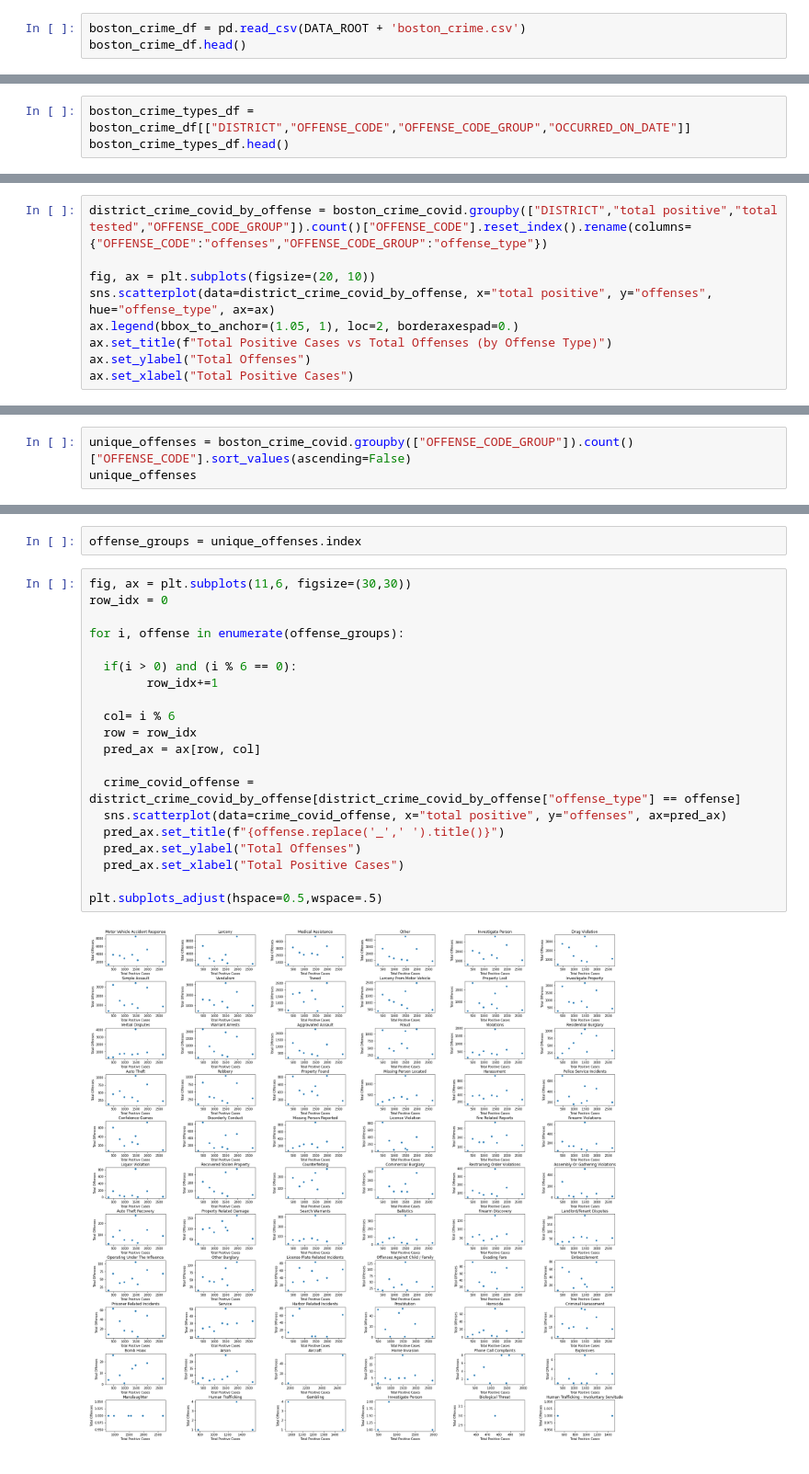
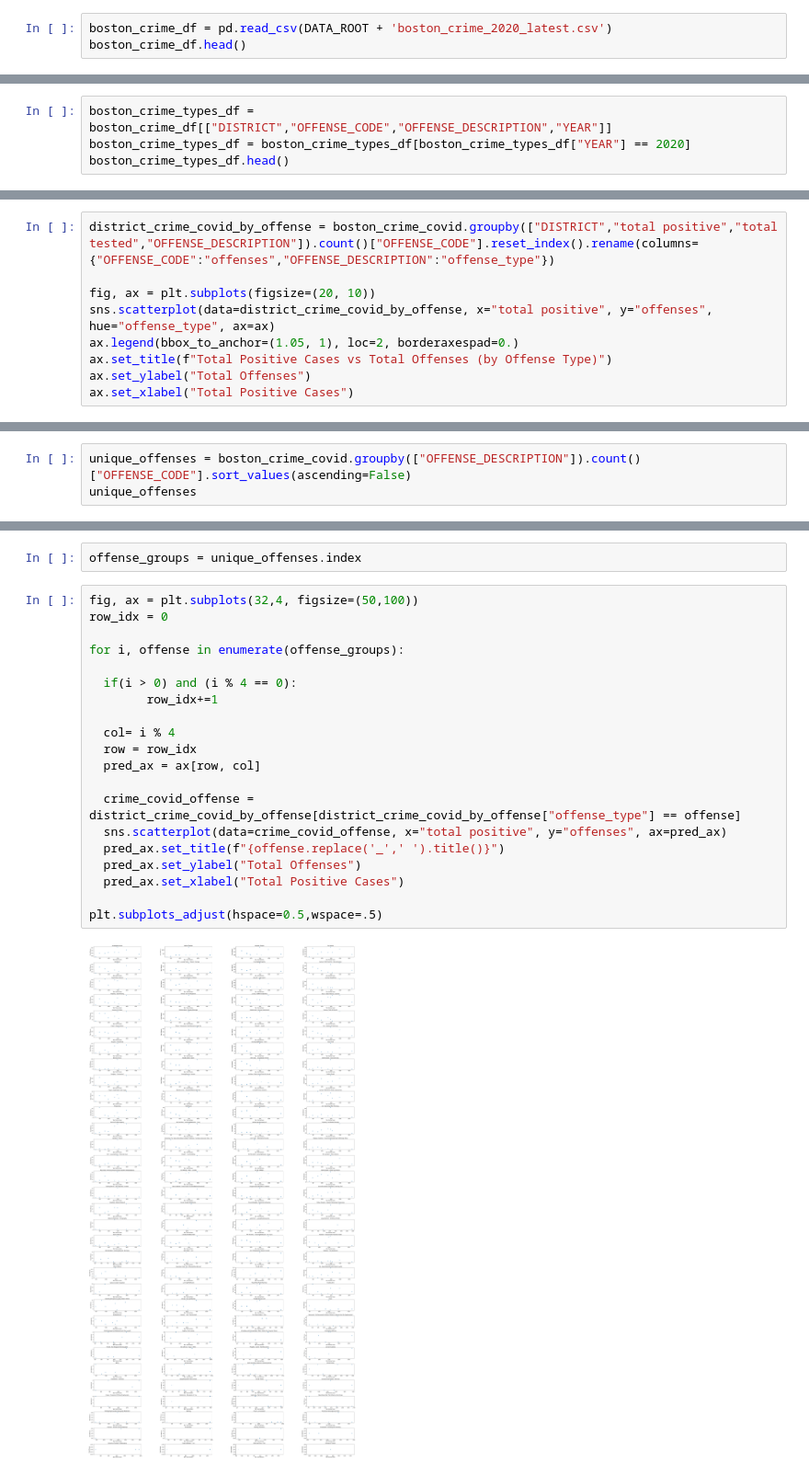
Before and after one commit to YolandaMDavis/cs109a-fall2020, a Jupyter notebook: Boston_Covid_Analysis.ipynb, the cells around one changed output, grey strips where cells are left out. Shown at 92% size. Saved outputs shown, nothing was run; the diff lists cells and outputs as text.

```diff
--- a/Boston_Covid_Analysis.ipynb
+++ b/Boston_Covid_Analysis.ipynb
@@ -70,7 +70,7 @@ boston_covid_districts
 # %%
 boston_covid_districts = boston_covid_districts.groupby("district").sum()[["total positive","total tested","cumulative positive"]]
 # %%
-boston_crime_df = pd.read_csv(DATA_ROOT + 'boston_crime.csv')
+boston_crime_df = pd.read_csv(DATA_ROOT + 'boston_crime_2020_latest.csv')
 boston_crime_df.head()
 # %% [output]
 |  | INCIDENT_NUMBER | OFFENSE_CODE | OFFENSE_CODE_GROUP | OFFENSE_DESCRIPTION | DISTRICT | REPORTING_AREA | ... |
@@ -82,4 +82,5 @@ boston_crime_df.head()
 # %%
-boston_crime_types_df = boston_crime_df[["DISTRICT","OFFENSE_CODE","OFFENSE_CODE_GROUP","OCCURRED_ON_DATE"]]
+boston_crime_types_df = boston_crime_df[["DISTRICT","OFFENSE_CODE","OFFENSE_DESCRIPTION","YEAR"]]
+boston_crime_types_df = boston_crime_types_df[boston_crime_types_df["YEAR"] == 2020]
 boston_crime_types_df.head()
 # %% [output]
@@ -151,5 +152,5 @@ sns.scatterplot(data=district_crime_covid, x="total tested", y="offenses")
 # %%
-district_crime_covid_by_offense = boston_crime_covid.groupby(["DISTRICT","total positive","total tested","OFFENSE_CODE_GROUP"]).count()["OFFENSE_CODE"].reset_index().rename(columns={"OFFENSE_CODE":"offenses","OFFENSE_CODE_GROUP":"offense_type"})
+district_crime_covid_by_offense = boston_crime_covid.groupby(["DISTRICT","total positive","total tested","OFFENSE_DESCRIPTION"]).count()["OFFENSE_CODE"].reset_index().rename(columns={"OFFENSE_CODE":"offenses","OFFENSE_DESCRIPTION":"offense_type"})
 
 fig, ax = plt.subplots(figsize=(20, 10))
 sns.scatterplot(data=district_crime_covid_by_offense, x="total positive", y="offenses", hue="offense_type", ax=ax)
@@ -173,4 +174,4 @@ Text(0.5, 0, 'Total Test Cases')
 # %%
-unique_offenses = boston_crime_covid.groupby(["OFFENSE_CODE_GROUP"]).count()["OFFENSE_CODE"].sort_values(ascending=False)
+unique_offenses = boston_crime_covid.groupby(["OFFENSE_DESCRIPTION"]).count()["OFFENSE_CODE"].sort_values(ascending=False)
 unique_offenses
 # %% [output]
@@ -190,24 +191,24 @@ Name: OFFENSE_CODE, Length: 66, dtype: int64
 # %%
 offense_groups = unique_offenses.index
 # %%
-fig, ax = plt.subplots(11,6, figsize=(30,30))
+fig, ax = plt.subplots(32,4, figsize=(50,100))
 row_idx = 0
 
 for i, offense in enumerate(offense_groups):
 
-  if(i > 0) and (i % 6 == 0):
+  if(i > 0) and (i % 4 == 0):
         row_idx+=1
 
-  col= i % 6
+  col= i % 4
   row = row_idx
   pred_ax = ax[row, col]
 
   crime_covid_offense = district_crime_covid_by_offense[district_crime_covid_by_offense["offense_type"] == offense]
   sns.scatterplot(data=crime_covid_offense, x="total positive", y="offenses", ax=pred_ax)
   pred_ax.set_title(f"{offense.replace('_',' ').title()}")
   pred_ax.set_ylabel("Total Offenses")
   pred_ax.set_xlabel("Total Positive Cases")
 
 plt.subplots_adjust(hspace=0.5,wspace=.5)
 # %% [output]
-[figure, old version]
+[figure, new version]
```
Also changed, not shown: parts of 11 cells of this notebook.
